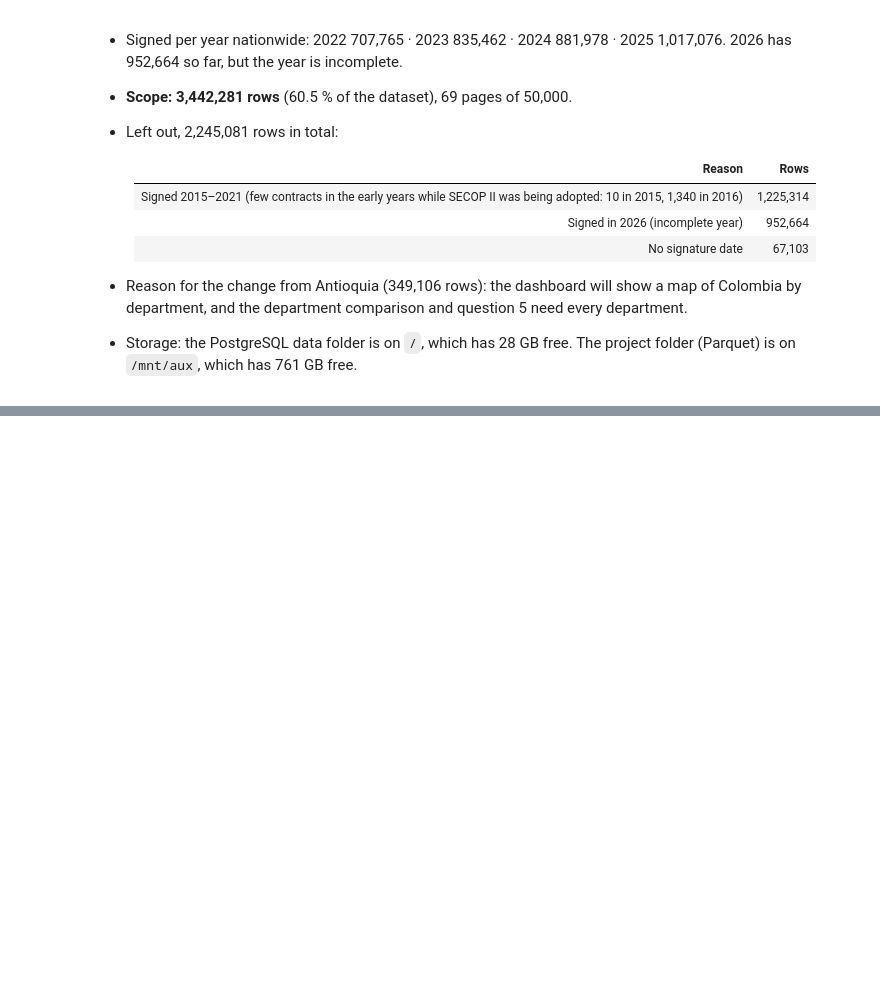
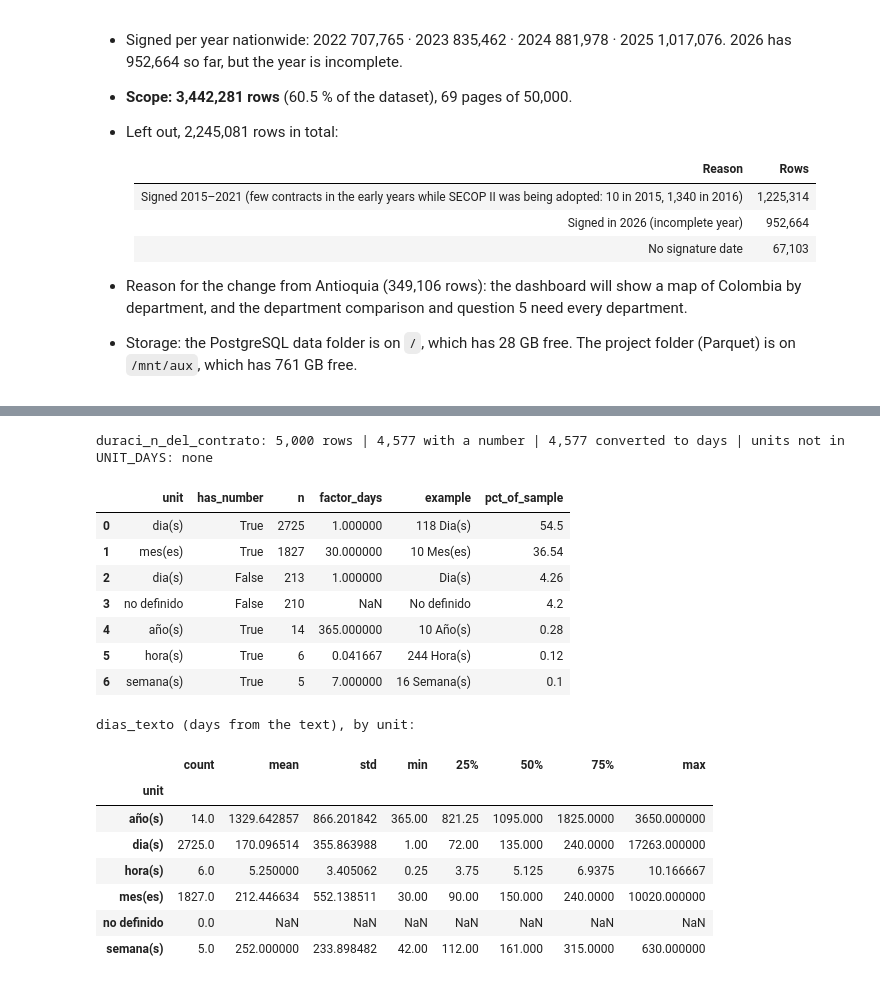
Before and after one commit to Dvargasar6/SecopII_project, a Jupyter notebook: notebooks/01_exploracion.ipynb, the cells around one changed output, grey strips where cells are left out. Cells and saved outputs as stored; diff of their text form; code cells hidden in the pictures; blank space fills up the shorter version.

```diff
--- a/notebooks/01_exploracion.ipynb
+++ b/notebooks/01_exploracion.ipynb
@@ -748,0 +835,51 @@ Other useful fields: `dias_adicionados` (number), `duraci_n_del_contrato` (text
+# %%
+# (a) Parse duraci_n_del_contrato into number and unit, and convert it to days
+DUR = 'duraci_n_del_contrato'
+UNIT_DAYS = {'dia(s)': 1, 'semana(s)': 7, 'mes(es)': 30, 'año(s)': 365, 'hora(s)': 1 / 24}
+N_SAMPLE = len(sample)
+
+dur_raw = sample[DUR].astype('string').str.strip()
+dur_parts = dur_raw.str.extract(r'^(?P<numero>\d+(?:[.,]\d+)?)\s*(?P<unidad>.*)$')
+dur_num = pd.to_numeric(dur_parts['numero'].str.replace(',', '.', regex=False),
+                        errors='coerce').astype('float64')
+# The unit is the text after the number; when there is no number, the whole text (e.g. 'Dia(s)' alone)
+dur_unit = dur_parts['unidad'].fillna(dur_raw).str.strip().str.lower()
+dur_factor = pd.to_numeric(dur_unit.map(UNIT_DAYS), errors='coerce').astype('float64')
+has_num = dur_num.notna().to_numpy()
+dias_texto = dur_num * dur_factor  # NaN when the text has no number or the unit is not in UNIT_DAYS
+
+units_a = (
+    pd.DataFrame({'unit': dur_unit, 'has_number': has_num, 'factor_days': dur_factor, 'raw': dur_raw})
+    .groupby(['unit', 'has_number'], dropna=False)
+    .agg(n=('raw', 'size'), factor_days=('factor_days', 'first'), example=('raw', 'first'))
+    .sort_values('n', ascending=False)
+    .reset_index()
+)
+units_a['pct_of_sample'] = (100 * units_a['n'] / N_SAMPLE).round(2)
+
+unknown = sorted(set(dur_unit[has_num & dur_factor.isna().to_numpy()].dropna()))
+print(f'{DUR}: {N_SAMPLE:,} rows | {int(has_num.sum()):,} with a number | '
+      f'{int(dias_texto.notna().sum()):,} converted to days | units not in UNIT_DAYS: {unknown or "none"}')
+display(units_a)
+
+print('dias_texto (days from the text), by unit:')
+pd.DataFrame({'unit': dur_unit, 'dias_texto': dias_texto}).groupby('unit')['dias_texto'].describe()
+# %% [output]
+duraci_n_del_contrato: 5,000 rows | 4,577 with a number | 4,577 converted to days | units not in UNIT_DAYS: none
+|  | unit | has_number | n | factor_days | example | pct_of_sample |
+| 0 | dia(s) | True | 2725 | 1.000000 | 118 Dia(s) | 54.5 |
+| 1 | mes(es) | True | 1827 | 30.000000 | 10 Mes(es) | 36.54 |
+| 2 | dia(s) | False | 213 | 1.000000 | Dia(s) | 4.26 |
+| 3 | no definido | False | 210 | NaN | No definido | 4.2 |
+| 4 | año(s) | True | 14 | 365.000000 | 10 Año(s) | 0.28 |
+| 5 | hora(s) | True | 6 | 0.041667 | 244 Hora(s) | 0.12 |
+| 6 | semana(s) | True | 5 | 7.000000 | 16 Semana(s) | 0.1 |
+dias_texto (days from the text), by unit:
+|  | count | mean | std | min | 25% | 50% | 75% | max |
+| unit |  |  |  |  |  |  |  |  |
+| año(s) | 14.0 | 1329.642857 | 866.201842 | 365.00 | 821.25 | 1095.000 | 1825.0000 | 3650.000000 |
+| dia(s) | 2725.0 | 170.096514 | 355.863988 | 1.00 | 72.00 | 135.000 | 240.0000 | 17263.000000 |
+| hora(s) | 6.0 | 5.250000 | 3.405062 | 0.25 | 3.75 | 5.125 | 6.9375 | 10.166667 |
+| mes(es) | 1827.0 | 212.446634 | 552.138511 | 30.00 | 90.00 | 150.000 | 240.0000 | 10020.000000 |
+| no definido | 0.0 | NaN | NaN | NaN | NaN | NaN | NaN | NaN |
+| semana(s) | 5.0 | 252.000000 | 233.898482 | 42.00 | 112.00 | 161.000 | 315.0000 | 630.000000 |
```
Also changed, not shown: parts of 8 cells of this notebook, 1 other file.
